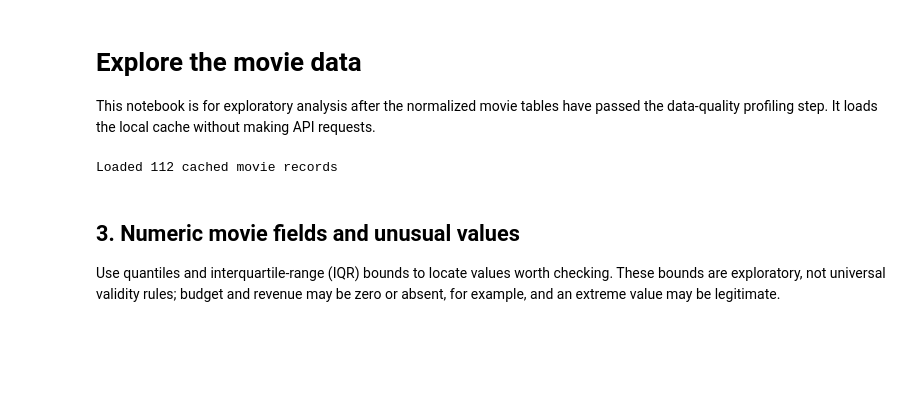
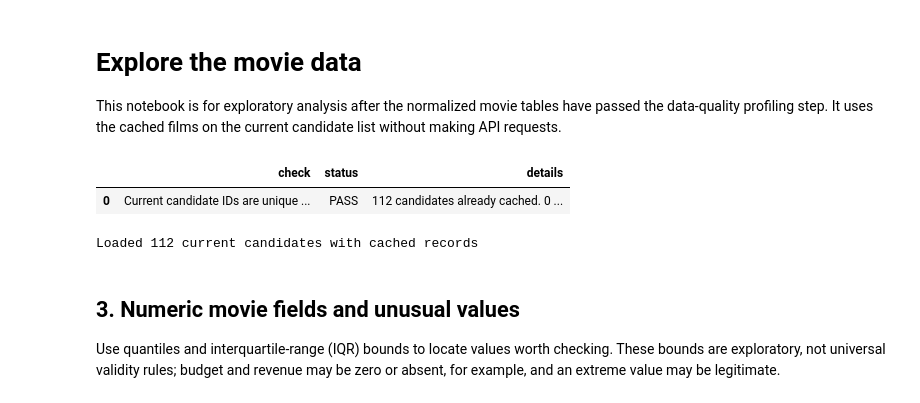
Before and after one commit to ishola-amalitech/streamvault, a Jupyter notebook: notebooks/03_eda_movie_data.ipynb, the cells around one changed output. Cells and saved outputs as stored; diff of their text form; code cells hidden in the pictures; blank space fills up the shorter version.

```diff
--- a/notebooks/03_eda_movie_data.ipynb
+++ b/notebooks/03_eda_movie_data.ipynb
@@ -1,38 +1,52 @@
 # %% [markdown]
 # Explore the movie data
 
-This notebook is for exploratory analysis after the normalized movie tables have passed the data-quality profiling step. It loads the local cache without making API requests.
+This notebook is for exploratory analysis after the normalized movie tables have passed the data-quality profiling step. It uses the cached films on the current candidate list without making API requests.
 # %%
 from IPython.display import display
 import pandas as pd
 
-from streamvault.cache import load_cached_records
+from streamvault.cache import iter_cached_records, match_cached_candidates
 from streamvault.config import CONFIG
+from streamvault.diagnostics import raise_for_failed_checks, run_data_checks
+from streamvault.load import iter_movie_id_rows
 from streamvault.normalize import normalize_movie_records
 
-records = list(load_cached_records(CONFIG.cache_file).values())
+cache = match_cached_candidates(
+    iter_cached_records(CONFIG.cache_file),
+    iter_movie_id_rows(CONFIG.source_file),
+)
+stage = "Loaded current candidates"
+check_report = run_data_checks(stage, {
+    "Current candidate IDs are unique in the cache": cache.uniqueness_check(),
+})
+display(check_report)
+raise_for_failed_checks(stage, check_report)
+records = list(cache.records.values())
 tables = normalize_movie_records(records)
 movies = tables.movies
 
 frames = {
     name: getattr(tables, name)
     for name in (
         "movies", "genres", "movie_genres", "companies",
         "movie_companies", "countries", "movie_origin_countries",
         "movie_production_countries", "languages",
         "movie_spoken_languages", "collections", "people",
         "cast_credits", "crew_credits",
     )
 }
 
-print(f"Loaded {len(records):,} cached movie records")
+print(f"Loaded {len(records):,} current candidates with cached records")
 if not records:
     print("No cached movies yet. Run `uv run streamvault` first.")
 
 # Format to 4 decimal places with comma separators (e.g., 108,446,000.00)
 pd.set_option('display.float_format', '{:,.4f}'.format)
 # %% [output]
+|  | check | status | details |
+| 0 | Current candidate IDs are unique ... | PASS | 112 candidates already cached. 0 ... |
-Loaded 112 cached movie records
+Loaded 112 current candidates with cached records
 # %% [markdown]
 ## 3. Numeric movie fields and unusual values
 
```
Also changed, not shown: 12 other files.
